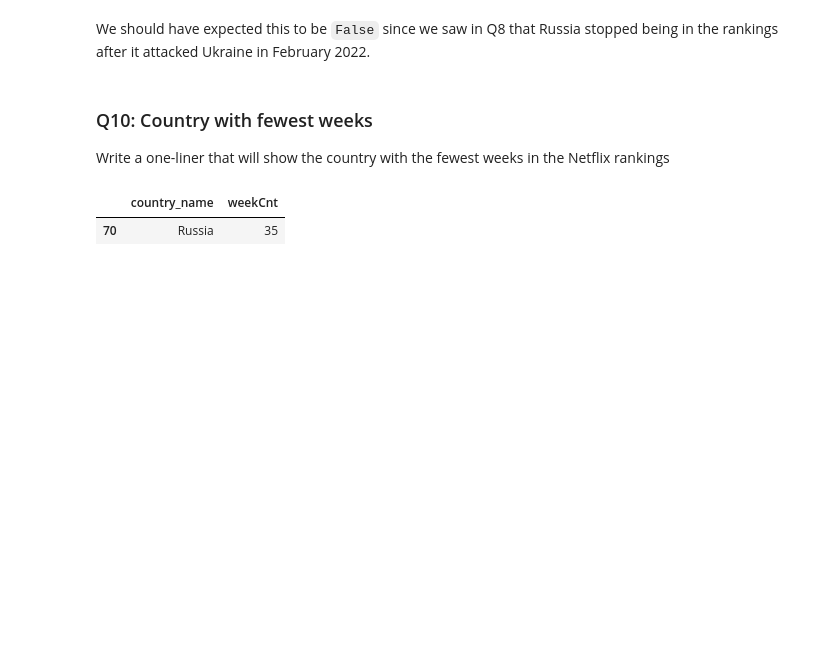
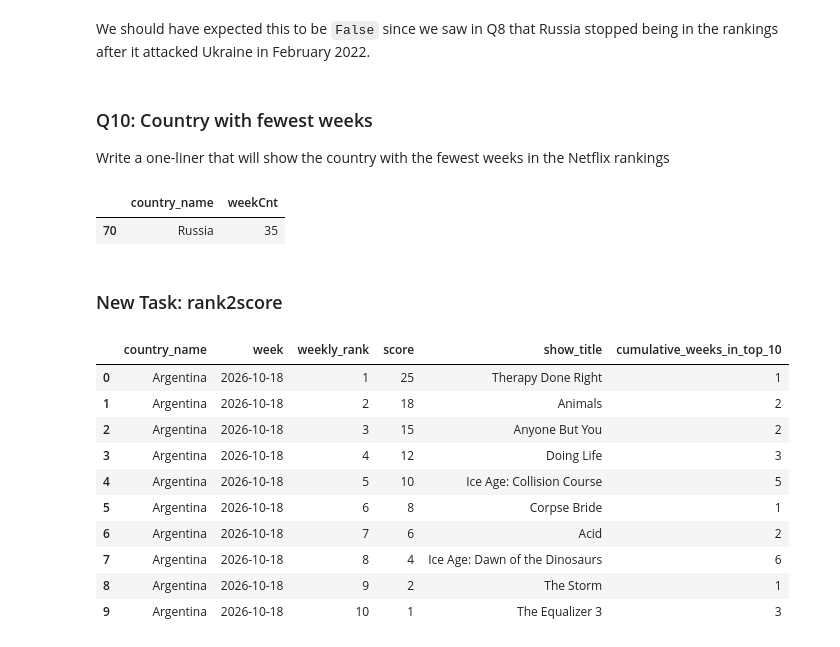
Before and after one commit to annabelyao124/week8-tue-tasks, a Jupyter notebook: week8-tue-worksheet.ipynb, the cells around one changed output. Drawn from its saved outputs; the diff is of its cells as text; code cells hidden in the pictures; blank space fills up the shorter version.

```diff
--- a/week8-tue-worksheet.ipynb
+++ b/week8-tue-worksheet.ipynb
@@ -127,3 +127,27 @@ df.groupby("country_name")["week"].nunique().reset_index(name="weekCnt").sort_va
 # %% [output]
 |  | country_name | weekCnt |
 | 70 | Russia | 35 |
+# %% [markdown]
+### New Task: rank2score
+# %%
+# Take a rank and return a score
+def rank2score(rank):
+    points = [25, 18, 15, 12, 10, 8, 6, 4, 2, 1]
+    return points[rank - 1]
+
+df["score"] = df["weekly_rank"].apply(rank2score)
+
+# display the useful columns
+df[["country_name", "week", "weekly_rank", "score", "show_title", "cumulative_weeks_in_top_10"]].head(10)
+# %% [output]
+|  | country_name | week | weekly_rank | score | show_title | cumulative_weeks_in_top_10 |
+| 0 | Argentina | 2026-10-18 | 1 | 25 | Therapy Done Right | 1 |
+| 1 | Argentina | 2026-10-18 | 2 | 18 | Animals | 2 |
+| 2 | Argentina | 2026-10-18 | 3 | 15 | Anyone But You | 2 |
+| 3 | Argentina | 2026-10-18 | 4 | 12 | Doing Life | 3 |
+| 4 | Argentina | 2026-10-18 | 5 | 10 | Ice Age: Collision Course | 5 |
+| 5 | Argentina | 2026-10-18 | 6 | 8 | Corpse Bride | 1 |
+| 6 | Argentina | 2026-10-18 | 7 | 6 | Acid | 2 |
+| 7 | Argentina | 2026-10-18 | 8 | 4 | Ice Age: Dawn of the Dinosaurs | 6 |
+| 8 | Argentina | 2026-10-18 | 9 | 2 | The Storm | 1 |
+| 9 | Argentina | 2026-10-18 | 10 | 1 | The Equalizer 3 | 3 |
```
Also changed, not shown: parts of 3 cells of this notebook.
